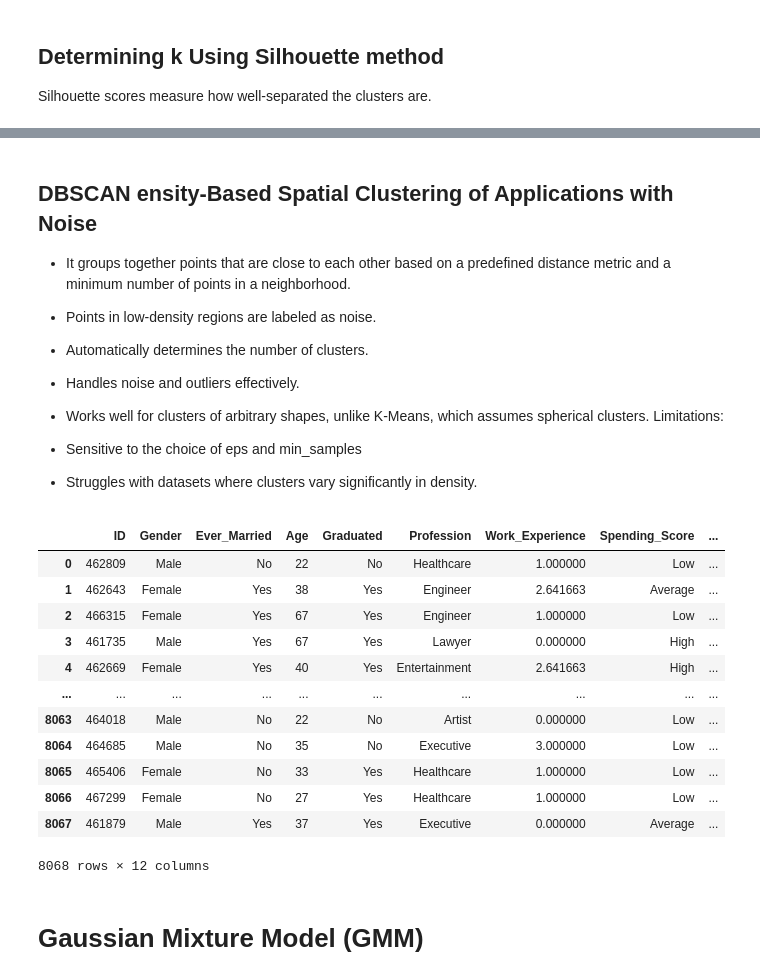
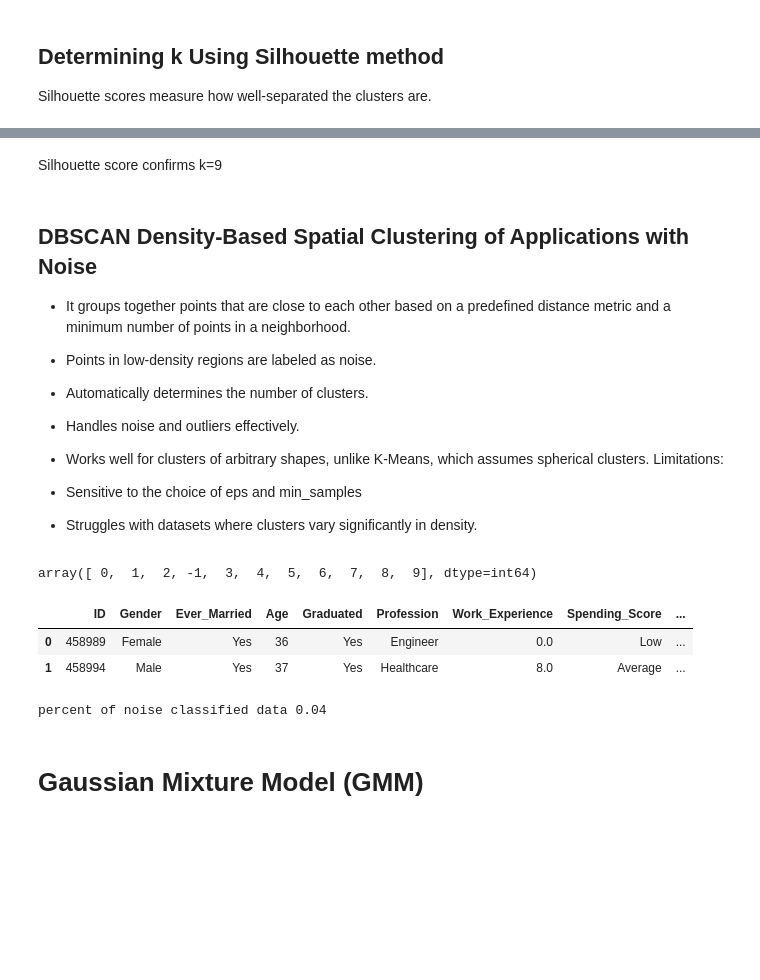
Before and after one commit to lohraspco/data-science, a Jupyter notebook: marketing/customer_segmentation_n_targeting.ipynb, the cells around one changed output, grey strips where cells are left out. Drawn from its saved outputs; the diff is of its cells as text; code cells hidden in the pictures; blank space fills up the shorter version.

```diff
--- a/marketing/customer_segmentation_n_targeting.ipynb
+++ b/marketing/customer_segmentation_n_targeting.ipynb
@@ -3,7 +3,7 @@ import pandas as pd
 import matplotlib.pyplot as plt
 
 df_train = pd.read_csv("data/segmentation_Test.csv")
-df_test = pd.read_csv("data/test.csv")
+df_test = pd.read_csv("data/segmentation_Test.csv")
 # %%
 df_train.describe()
 # %% [output]
@@ -123,14 +129,29 @@ Text(0.5, 1.0, 'Spending Score')
 # %%
-from sklearn.preprocessing import LabelEncoder
+from sklearn.preprocessing import LabelEncoder, OneHotEncoder
 numeric_features = ['Age', 'Work_Experience','Family_Size',]
-non_numeric_features = ['Gender', 'Ever_Married',  'Graduated', 'Profession',  'Spending_Score' ]
-X_train = df_train[numeric_features + non_numeric_features].copy()
-X_test = df_test[numeric_features + non_numeric_features].copy()
-for col in non_numeric_features:
+binary_features = ['Gender', 'Ever_Married',  'Graduated' ] # label encoding
+one_hot_features = ['Profession'] # one-hot encoding
+ordinal_features = ['Spending_Score'] # target encoding
+
+all_features = numeric_features + binary_features + one_hot_features + ordinal_features
+X_train = df_train[all_features].copy()
+X_test = df_test[all_features].copy()
+
+
+
+for col in binary_features + ordinal_features:
     le = LabelEncoder()
     le.fit(X_train[col])
     X_train[col] = le.transform(X_train[col])
     X_test[col] = le.transform(X_test[col])
+
+one_hot_encoder = OneHotEncoder(sparse_output=False )
+X_train_one_hot = one_hot_encoder.fit_transform(X_train[one_hot_features])
+X_train_one_hot = pd.DataFrame(X_train_one_hot, columns=one_hot_encoder.get_feature_names_out())
+X_train = pd.concat([X_train[numeric_features], X_train_one_hot], axis=1)
+X_test_one_hot = one_hot_encoder.transform(X_test[one_hot_features])
+X_test_one_hot = pd.DataFrame(X_test_one_hot, columns=one_hot_encoder.get_feature_names_out())
+X_test = pd.concat([X_test[numeric_features], X_test_one_hot], axis=1)
 # %% [markdown]
 # Clustering 1 KMean
 # %% [markdown]
@@ -220,5 +232,7 @@ Text(0, 0.5, 'Score')
+# %% [markdown]
+Silhouette score confirms k=9
 # %% [markdown]
-## DBSCAN ensity-Based Spatial Clustering of Applications with Noise
+## DBSCAN Density-Based Spatial Clustering of Applications with Noise
 
 - It groups together points that are close to each other based on a predefined
 distance metric and a minimum number of points in a neighborhood.
@@ -235,22 +249,21 @@ Limitations:
 from sklearn.cluster import DBSCAN
 model = DBSCAN(eps=1, min_samples=10)
 labels_dbscan = model.fit_predict(df_scaled)
+# %%
+pd.Series(labels_dbscan).unique()
+# %% [output]
+array([ 0,  1,  2, -1,  3,  4,  5,  6,  7,  8,  9], dtype=int64)
 # %%
-pd.concat([df_train, pd.Series(labels_dbscan).to_frame("cluster")], axis=1)
+df_res = pd.concat([df_train, pd.Series(labels_dbscan).to_frame("cluster")], axis=1)
+df_res.head(2)
 # %% [output]
 |  | ID | Gender | Ever_Married | Age | Graduated | Profession | Work_Experience | Spending_Score | ... |
-| 0 | 462809 | Male | No | 22 | No | Healthcare | 1.000000 | Low | ... |
-| 1 | 462643 | Female | Yes | 38 | Yes | Engineer | 2.641663 | Average | ... |
-| 2 | 466315 | Female | Yes | 67 | Yes | Engineer | 1.000000 | Low | ... |
-| 3 | 461735 | Male | Yes | 67 | Yes | Lawyer | 0.000000 | High | ... |
-| 4 | 462669 | Female | Yes | 40 | Yes | Entertainment | 2.641663 | High | ... |
-| ... | ... | ... | ... | ... | ... | ... | ... | ... | ... |
-| 8063 | 464018 | Male | No | 22 | No | Artist | 0.000000 | Low | ... |
-| 8064 | 464685 | Male | No | 35 | No | Executive | 3.000000 | Low | ... |
-| 8065 | 465406 | Female | No | 33 | Yes | Healthcare | 1.000000 | Low | ... |
-| 8066 | 467299 | Female | No | 27 | Yes | Healthcare | 1.000000 | Low | ... |
-| 8067 | 461879 | Male | Yes | 37 | Yes | Executive | 0.000000 | Average | ... |
+| 0 | 458989 | Female | Yes | 36 | Yes | Engineer | 0.0 | Low | ... |
+| 1 | 458994 | Male | Yes | 37 | Yes | Healthcare | 8.0 | Average | ... |
-8068 rows × 12 columns
+# %%
+print(f"percent of noise classified data {df_res[df_res["cluster"].eq(-1)].shape[0]/df_res.shape[0] :.02f}")
+# %% [output]
+percent of noise classified data 0.04
 # %% [markdown]
 # Gaussian Mixture Model (GMM)
 # %% [markdown]
```
Also changed, not shown: parts of 20 cells of this notebook, 4 other files.
